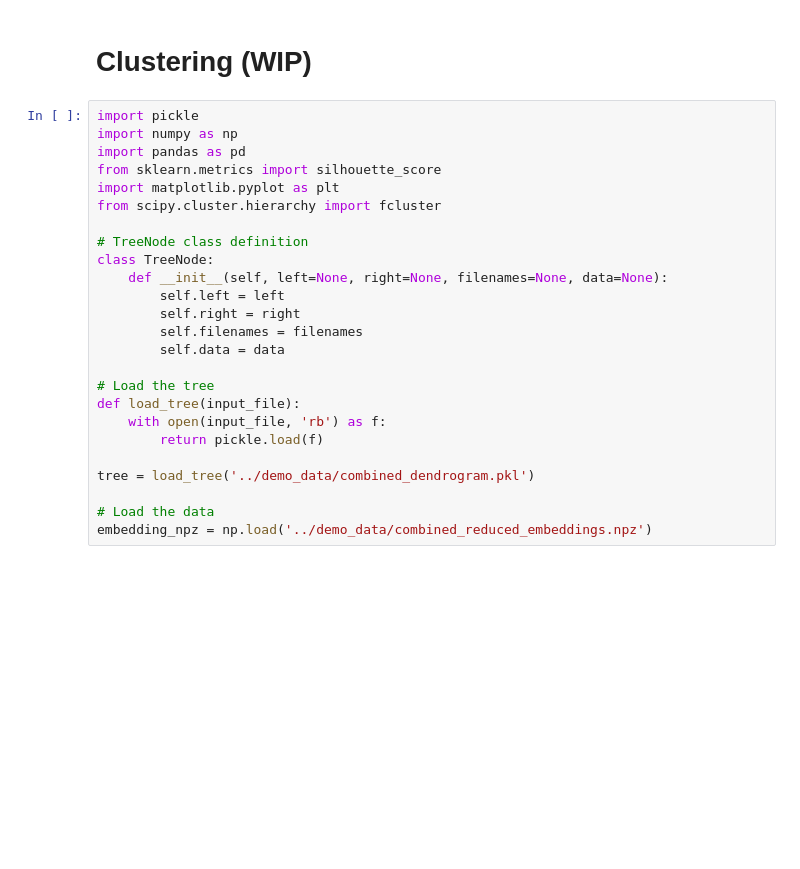
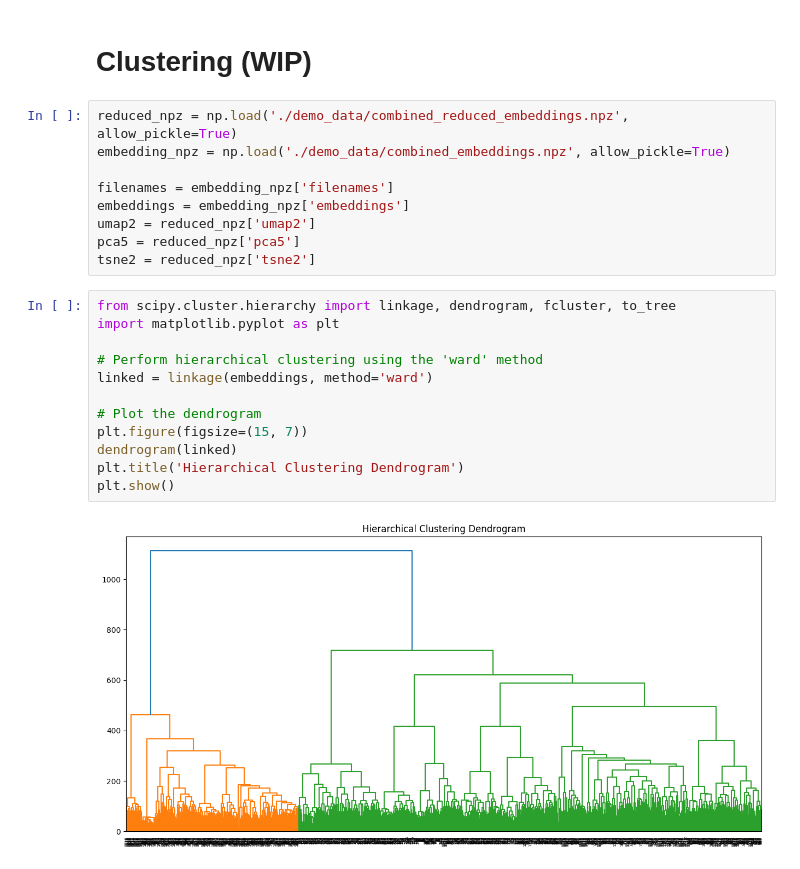
Before and after one commit to loci-maps/fractal-embeddings, a Jupyter notebook: demo.ipynb, the cells around one changed output. Saved outputs shown, nothing was run; the diff lists cells and outputs as text; blank space fills up the shorter version.

```diff
--- a/demo.ipynb
+++ b/demo.ipynb
@@ -98,27 +99,25 @@ umap2_embeddings = reduced_embeddings['umap2']
 # %% [markdown]
 # Clustering (WIP)
-# %%
-import pickle
-import numpy as np
-import pandas as pd
-from sklearn.metrics import silhouette_score
-import matplotlib.pyplot as plt
-from scipy.cluster.hierarchy import fcluster
-
-# TreeNode class definition
-class TreeNode:
-    def __init__(self, left=None, right=None, filenames=None, data=None):
-        self.left = left
-        self.right = right
-        self.filenames = filenames
-        self.data = data
-
-# Load the tree
-def load_tree(input_file):
-    with open(input_file, 'rb') as f:
-        return pickle.load(f)
-
-tree = load_tree('../demo_data/combined_dendrogram.pkl')
-
-# Load the data
-embedding_npz = np.load('../demo_data/combined_reduced_embeddings.npz')
+# %%
+reduced_npz = np.load('./demo_data/combined_reduced_embeddings.npz', allow_pickle=True)
+embedding_npz = np.load('./demo_data/combined_embeddings.npz', allow_pickle=True)
+
+filenames = embedding_npz['filenames']
+embeddings = embedding_npz['embeddings']
+umap2 = reduced_npz['umap2']
+pca5 = reduced_npz['pca5']
+tsne2 = reduced_npz['tsne2']
+# %%
+from scipy.cluster.hierarchy import linkage, dendrogram, fcluster, to_tree
+import matplotlib.pyplot as plt
+
+# Perform hierarchical clustering using the 'ward' method
+linked = linkage(embeddings, method='ward')
+
+# Plot the dendrogram
+plt.figure(figsize=(15, 7))
+dendrogram(linked)
+plt.title('Hierarchical Clustering Dendrogram')
+plt.show()
+# %% [output]
+[figure, added]
```
Also changed, not shown: parts of 9 cells of this notebook, 6 other files.
